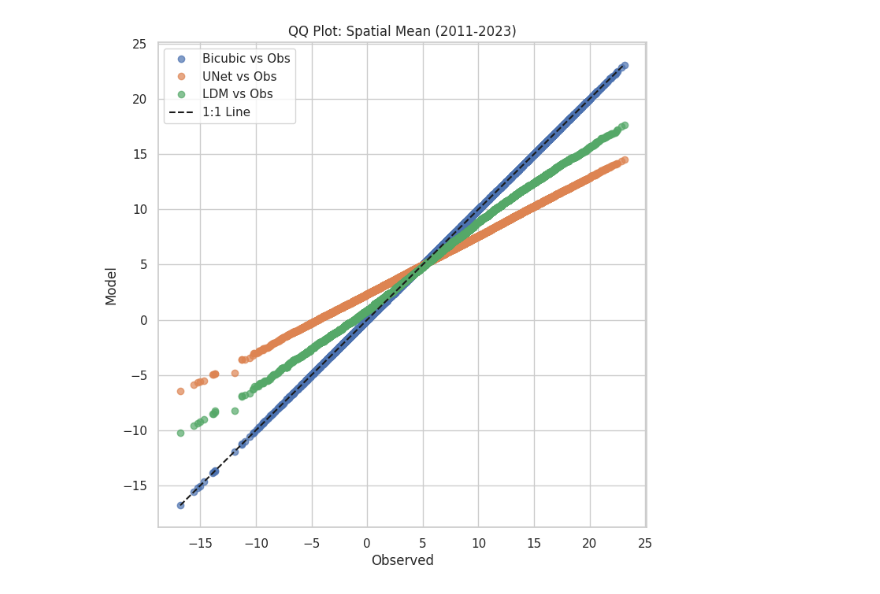
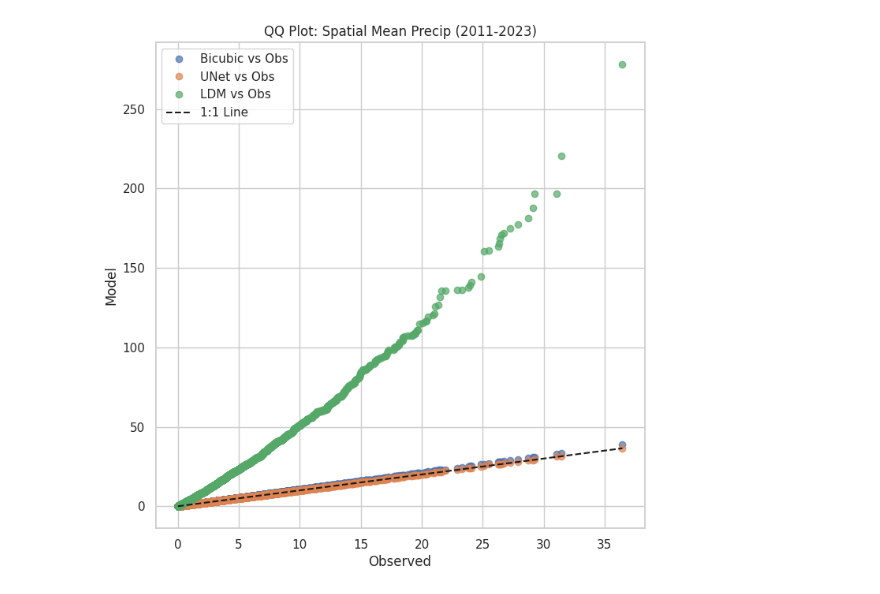
Before and after one commit to AsthanaShivanshi/Processing_and_Analysis_Scripts, a Jupyter notebook: Prelim_Stats_Obs_only/mean_annual_cycle.ipynb, the cells around one changed output. Saved outputs shown, nothing was run; the diff lists cells and outputs as text; code cells hidden in the pictures.

```diff
--- a/Prelim_Stats_Obs_only/mean_annual_cycle.ipynb
+++ b/Prelim_Stats_Obs_only/mean_annual_cycle.ipynb
@@ -20,15 +20,15 @@ coarse_temp= xr.open_dataset(paths.DATASETS_TRAINING_DIR + '/TabsD_step2_coarse.
 # %%
-bicubic_temp= xr.open_dataset(paths.DATASETS_TRAINING_DIR + '/TabsD_step3_interp.nc')["TabsD"].sel(time=slice("2011-01-01","2023-12-31"))
+bicubic_precip= xr.open_dataset(paths.DATASETS_TRAINING_DIR + '/RhiresD_step3_interp.nc')["RhiresD"].sel(time=slice("2011-01-01","2023-12-31"))
 # %%
-unet_temp=xr.open_dataset("/work/FAC/FGSE/IDYST/tbeucler/downscaling/sasthana/Downscaling/Downscaling_Models/LDM_conditional/outputs/test_UNet_baseline.nc")["temp"].sel(time=slice("2011-01-01","2023-12-31"))
+unet_precip=xr.open_dataset("/work/FAC/FGSE/IDYST/tbeucler/downscaling/sasthana/Downscaling/Downscaling_Models/LDM_conditional/outputs/test_UNet_baseline.nc")["precip"].sel(time=slice("2011-01-01","2023-12-31"))
 # %%
-ldm_temp=xr.open_dataset("/work/FAC/FGSE/IDYST/tbeucler/downscaling/sasthana/Downscaling/Downscaling_Models/LDM_conditional/outputs/single_run_test_LDM_samples.nc")["temp"].sel(time=slice("2011-01-01","2023-12-31"))
+ldm_precip=xr.open_dataset("/work/FAC/FGSE/IDYST/tbeucler/downscaling/sasthana/Downscaling/Downscaling_Models/LDM_conditional/outputs/single_run_test_LDM_samples.nc")["precip"].sel(time=slice("2011-01-01","2023-12-31"))
 # %%
 def spatial_mean(da):
     return da.mean(dim=['N', 'E'])
 # %%
-obs_mean = spatial_mean(obs_temp)
-coarse_mean = spatial_mean(coarse_temp)
-bicubic_mean = spatial_mean(bicubic_temp)
-unet_mean = spatial_mean(unet_temp)
-ldm_mean = spatial_mean(ldm_temp)
+obs_mean = spatial_mean(obs_precip)
+coarse_mean = spatial_mean(coarse_precip)
+bicubic_mean = spatial_mean(bicubic_precip)
+unet_mean = spatial_mean(unet_precip)
+ldm_mean = spatial_mean(ldm_precip)
@@ -65,32 +41,32 @@ coarse_flat = coarse_mean.values.flatten()
 bicubic_flat = bicubic_mean.values.flatten()
 unet_flat = unet_mean.values.flatten()
 ldm_flat = ldm_mean.values.flatten()
 
 # Remove NaNs
 obs_flat = obs_flat[~np.isnan(obs_flat)]
 coarse_flat = coarse_flat[~np.isnan(coarse_flat)]
 bicubic_flat = bicubic_flat[~np.isnan(bicubic_flat)]
 unet_flat = unet_flat[~np.isnan(unet_flat)]
 ldm_flat = ldm_flat[~np.isnan(ldm_flat)]
 
 # Get common quantiles
 quantiles = np.linspace(0, 1, min(len(obs_flat), len(coarse_flat), len(bicubic_flat), len(unet_flat), len(ldm_flat)))
 
 obs_q = np.quantile(obs_flat, quantiles)
 coarse_q = np.quantile(coarse_flat, quantiles)
 bicubic_q = np.quantile(bicubic_flat, quantiles)
 unet_q = np.quantile(unet_flat, quantiles)
 ldm_q = np.quantile(ldm_flat, quantiles)
 
 plt.plot(obs_q, bicubic_q, 'o', label='Bicubic vs Obs', alpha=0.7)
 plt.plot(obs_q, unet_q, 'o', label='UNet vs Obs', alpha=0.7)
 plt.plot(obs_q, ldm_q, 'o', label='LDM vs Obs', alpha=0.7)
 plt.plot([obs_q.min(), obs_q.max()], [obs_q.min(), obs_q.max()], 'k--', label='1:1 Line')
 plt.xlabel('Observed')
 plt.ylabel('Model')
-plt.title('QQ Plot: Spatial Mean (2011-2023)')
+plt.title('QQ Plot: Spatial Mean Precip (2011-2023)')
 plt.legend()
 plt.grid(True)
 plt.show()
 # %% [output]
-[figure, old version]
+[figure, new version]
```
Also changed, not shown: parts of 6 cells of this notebook, 1 other file.
